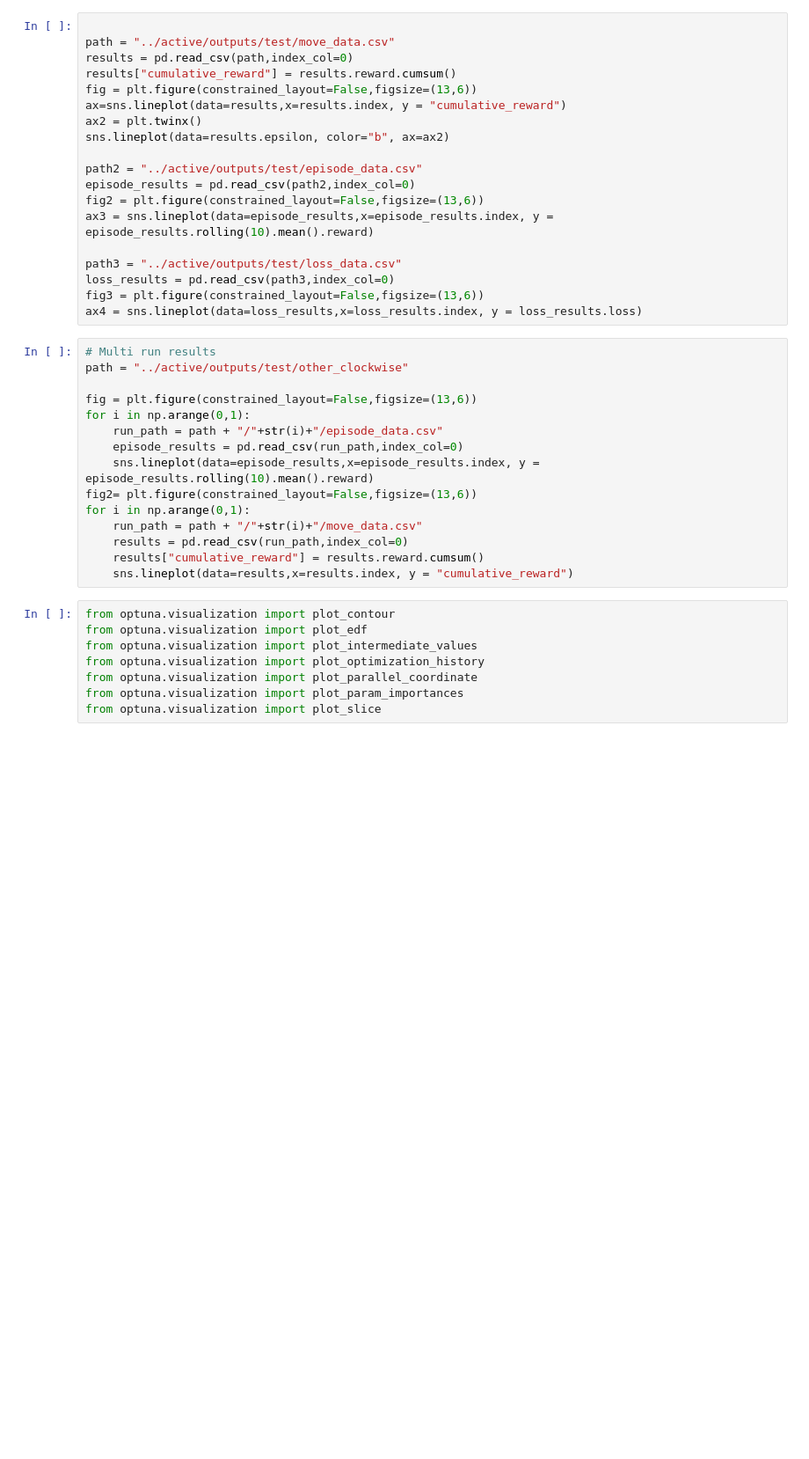
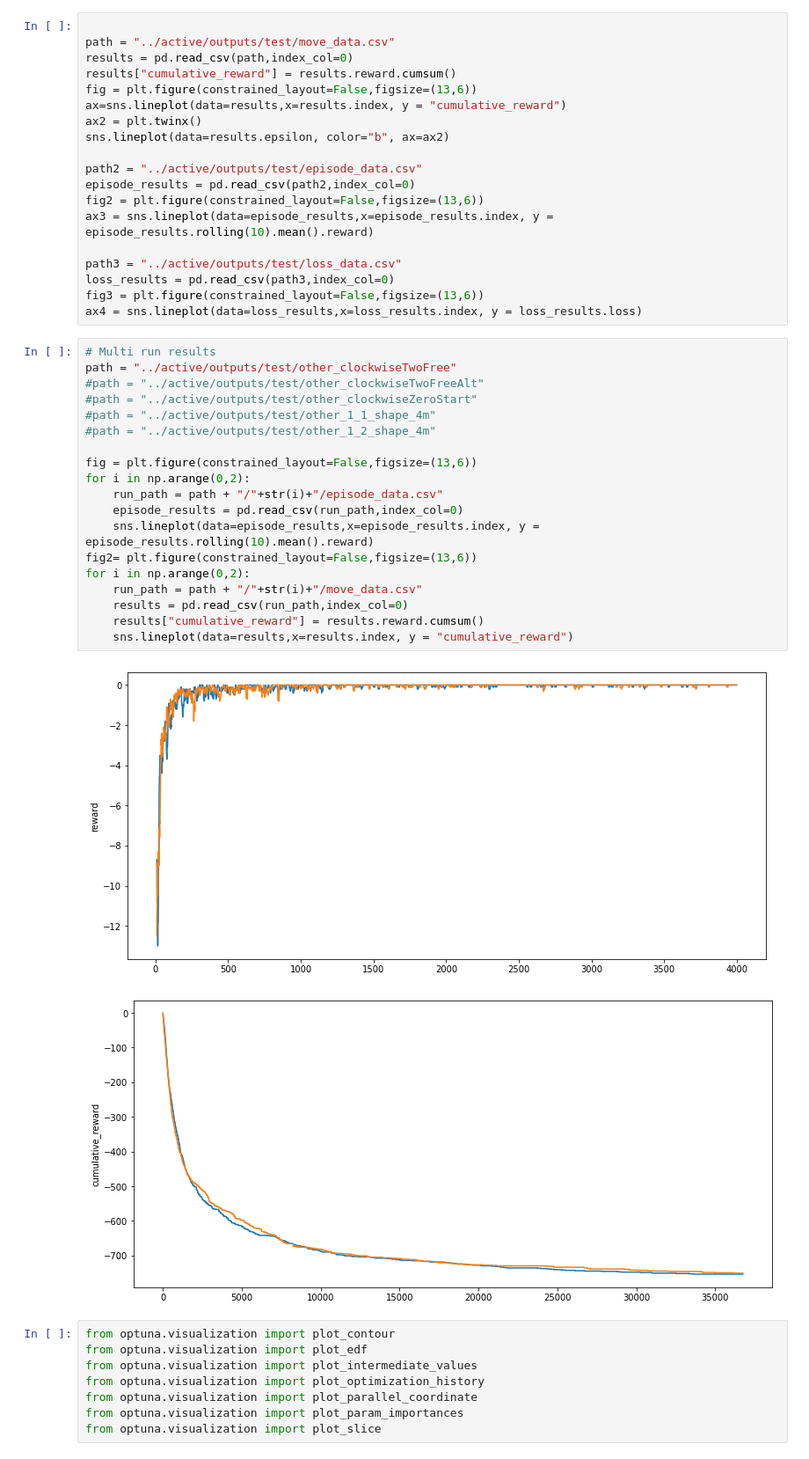
Before and after one commit to epulick/gohr, a Jupyter notebook: misc/eric_dev.ipynb, the cells around one changed output. Shown at 88% size. Saved outputs shown, nothing was run; the diff lists cells and outputs as text; blank space fills up the shorter version.

```diff
--- a/misc/eric_dev.ipynb
+++ b/misc/eric_dev.ipynb
@@ -28,19 +28,26 @@ fig3 = plt.figure(constrained_layout=False,figsize=(13,6))
 ax4 = sns.lineplot(data=loss_results,x=loss_results.index, y = loss_results.loss)
 # %%
 # Multi run results
-path = "../active/outputs/test/other_clockwise"
+path = "../active/outputs/test/other_clockwiseTwoFree"
+#path = "../active/outputs/test/other_clockwiseTwoFreeAlt"
+#path = "../active/outputs/test/other_clockwiseZeroStart"
+#path = "../active/outputs/test/other_1_1_shape_4m"
+#path = "../active/outputs/test/other_1_2_shape_4m"
 
 fig = plt.figure(constrained_layout=False,figsize=(13,6))
-for i in np.arange(0,1):
+for i in np.arange(0,2):
     run_path = path + "/"+str(i)+"/episode_data.csv"
     episode_results = pd.read_csv(run_path,index_col=0)
     sns.lineplot(data=episode_results,x=episode_results.index, y = episode_results.rolling(10).mean().reward)
 fig2= plt.figure(constrained_layout=False,figsize=(13,6))
-for i in np.arange(0,1):
+for i in np.arange(0,2):
     run_path = path + "/"+str(i)+"/move_data.csv"
     results = pd.read_csv(run_path,index_col=0)
     results["cumulative_reward"] = results.reward.cumsum()
     sns.lineplot(data=results,x=results.index, y = "cumulative_reward")
+# %% [output]
+[figure, added]
+[figure, added]
 # %%
 from optuna.visualization import plot_contour
 from optuna.visualization import plot_edf
```
Also changed, not shown: parts of 2 cells of this notebook, 5 other files.
